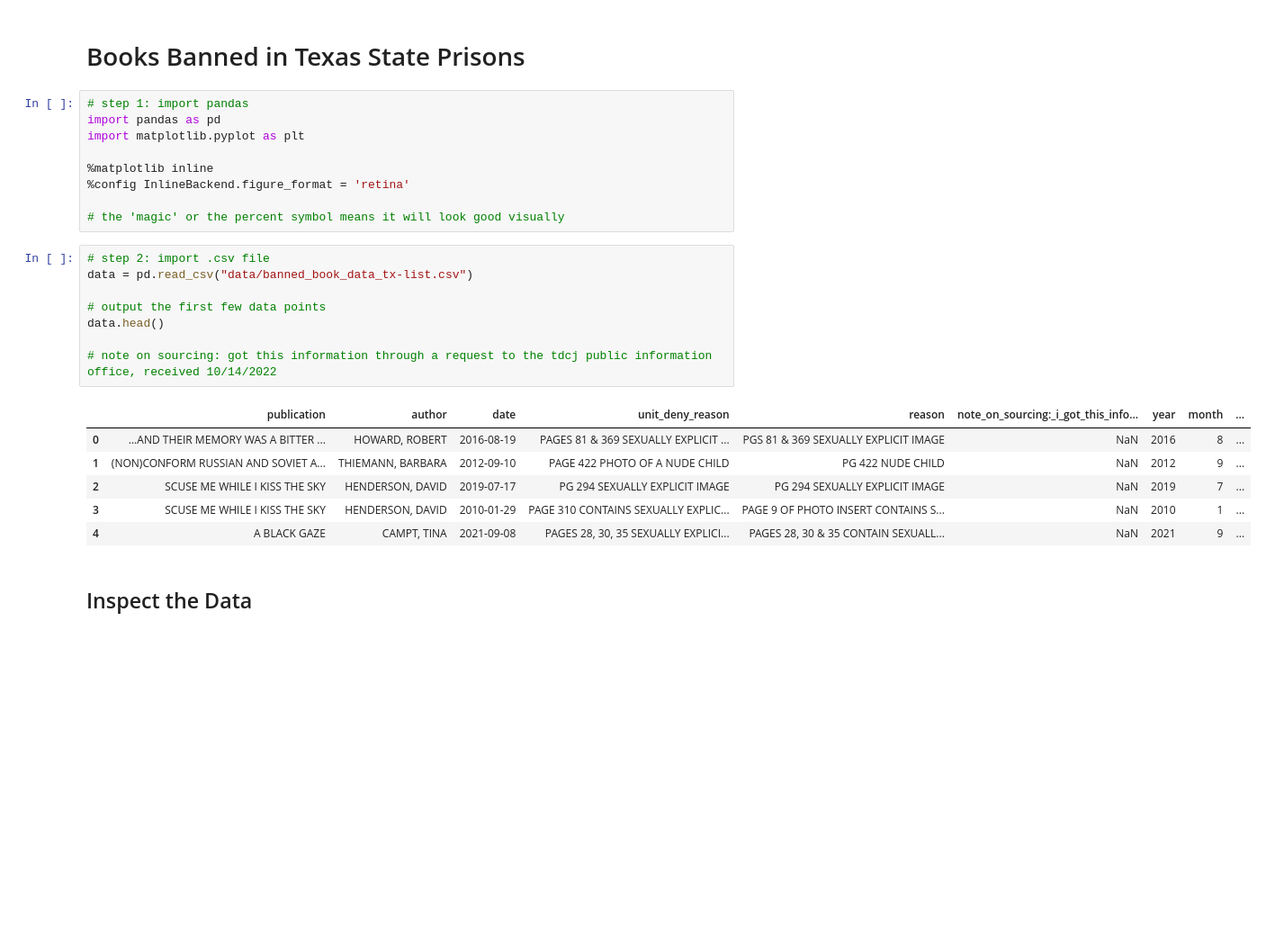
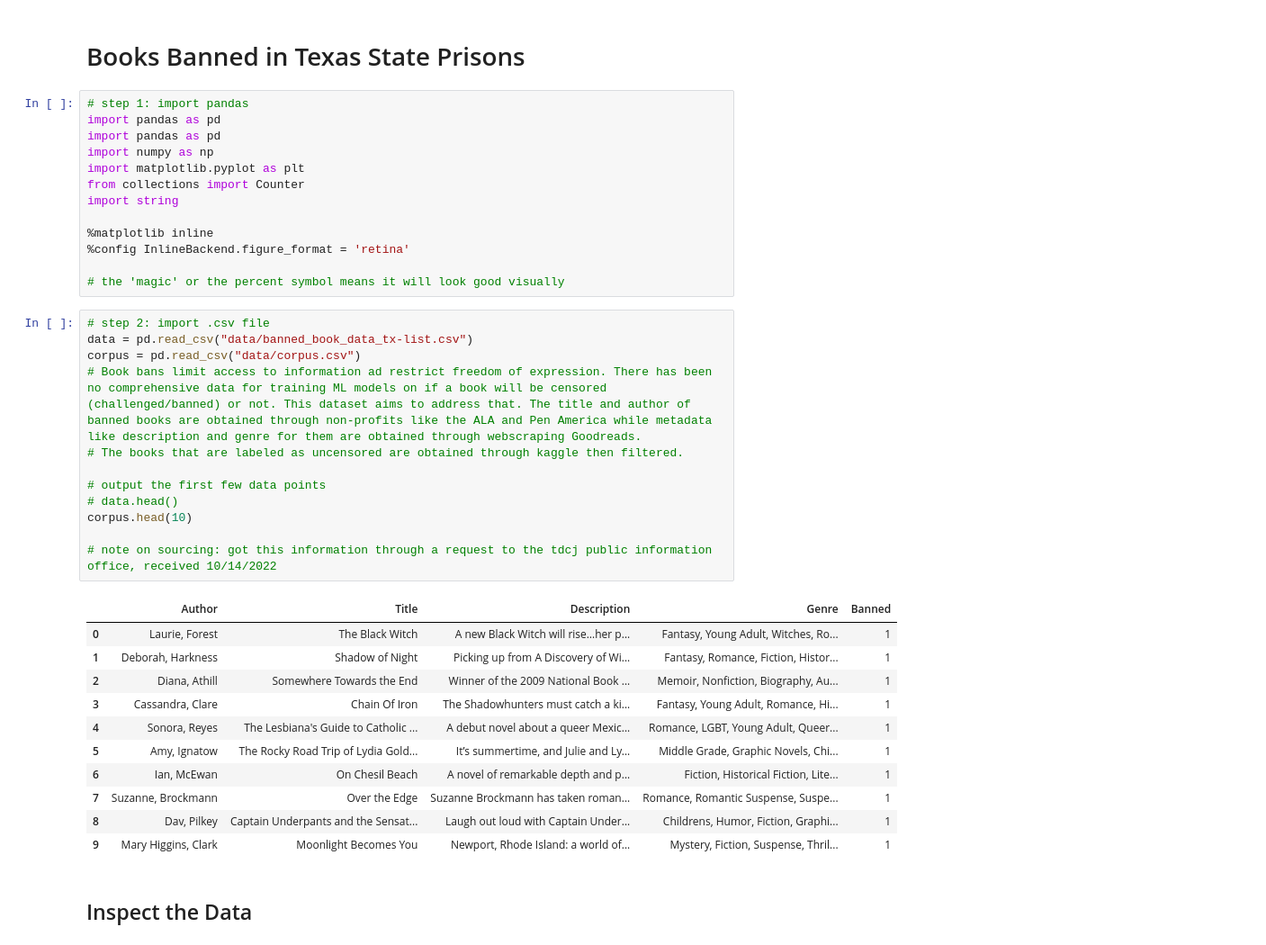
Before and after one commit to arpettey/python_bootcamp, a Jupyter notebook: Banned-Books.ipynb, the cells around one changed output. Shown at 90% size. Cells and saved outputs as stored; diff of their text form; blank space fills up the shorter version.

```diff
--- a/Banned-Books.ipynb
+++ b/Banned-Books.ipynb
@@ -3,7 +3,11 @@
 # %%
 # step 1: import pandas
 import pandas as pd
+import pandas as pd
+import numpy as np
 import matplotlib.pyplot as plt
+from collections import Counter
+import string
 
 %matplotlib inline
 %config InlineBackend.figure_format = 'retina'
@@ -12,18 +16,27 @@ import matplotlib.pyplot as plt
 # %%
 # step 2: import .csv file
 data = pd.read_csv("data/banned_book_data_tx-list.csv")
+corpus = pd.read_csv("data/corpus.csv")
+# Book bans limit access to information ad restrict freedom of expression. There has been no comprehensive data for training ML models on if a book will be censored (challenged/banned) or not. This dataset aims to address that. The title and author of banned books are obtained through non-profits like the ALA and Pen America while metadata like description and genre for them are obtained through webscraping Goodreads.
+# The books that are labeled as uncensored are obtained through kaggle then filtered.
 
 # output the first few data points
-data.head()
+# data.head()
+corpus.head(10)
 
 # note on sourcing: got this information through a request to the tdcj public information office, received 10/14/2022
 # %% [output]
-|  | publication | author | date | unit_deny_reason | reason | note_on_sourcing:_i_got_this_info... | year | month | ... |
-| 0 | ...AND THEIR MEMORY WAS A BITTER ... | HOWARD, ROBERT | 2016-08-19 | PAGES 81 & 369 SEXUALLY EXPLICIT ... | PGS 81 & 369 SEXUALLY EXPLICIT IMAGE | NaN | 2016 | 8 | ... |
-| 1 | (NON)CONFORM RUSSIAN AND SOVIET A... | THIEMANN, BARBARA | 2012-09-10 | PAGE 422 PHOTO OF A NUDE CHILD | PG 422 NUDE CHILD | NaN | 2012 | 9 | ... |
-| 2 | SCUSE ME WHILE I KISS THE SKY | HENDERSON, DAVID | 2019-07-17 | PG 294 SEXUALLY EXPLICIT IMAGE | PG 294 SEXUALLY EXPLICIT IMAGE | NaN | 2019 | 7 | ... |
-| 3 | SCUSE ME WHILE I KISS THE SKY | HENDERSON, DAVID | 2010-01-29 | PAGE 310 CONTAINS SEXUALLY EXPLIC... | PAGE 9 OF PHOTO INSERT CONTAINS S... | NaN | 2010 | 1 | ... |
-| 4 | A BLACK GAZE | CAMPT, TINA | 2021-09-08 | PAGES 28, 30, 35 SEXUALLY EXPLICI... | PAGES 28, 30 & 35 CONTAIN SEXUALL... | NaN | 2021 | 9 | ... |
+|  | Author | Title | Description | Genre | Banned |
+| 0 | Laurie, Forest | The Black Witch | A new Black Witch will rise…her p... | Fantasy, Young Adult, Witches, Ro... | 1 |
+| 1 | Deborah, Harkness | Shadow of Night | Picking up from A Discovery of Wi... | Fantasy, Romance, Fiction, Histor... | 1 |
+| 2 | Diana, Athill | Somewhere Towards the End | Winner of the 2009 National Book ... | Memoir, Nonfiction, Biography, Au... | 1 |
+| 3 | Cassandra, Clare | Chain Of Iron | The Shadowhunters must catch a ki... | Fantasy, Young Adult, Romance, Hi... | 1 |
+| 4 | Sonora, Reyes | The Lesbiana's Guide to Catholic ... | A debut novel about a queer Mexic... | Romance, LGBT, Young Adult, Queer... | 1 |
+| 5 | Amy, Ignatow | The Rocky Road Trip of Lydia Gold... | It’s summertime, and Julie and Ly... | Middle Grade, Graphic Novels, Chi... | 1 |
+| 6 | Ian, McEwan | On Chesil Beach | A novel of remarkable depth and p... | Fiction, Historical Fiction, Lite... | 1 |
+| 7 | Suzanne, Brockmann | Over the Edge | Suzanne Brockmann has taken roman... | Romance, Romantic Suspense, Suspe... | 1 |
+| 8 | Dav, Pilkey | Captain Underpants and the Sensat... | Laugh out loud with Captain Under... | Childrens, Humor, Fiction, Graphi... | 1 |
+| 9 | Mary Higgins, Clark | Moonlight Becomes You | Newport, Rhode Island: a world of... | Mystery, Fiction, Suspense, Thril... | 1 |
 # %% [markdown]
 ## Inspect the Data
 # %%
```
Also changed, not shown: parts of 48 cells of this notebook.
